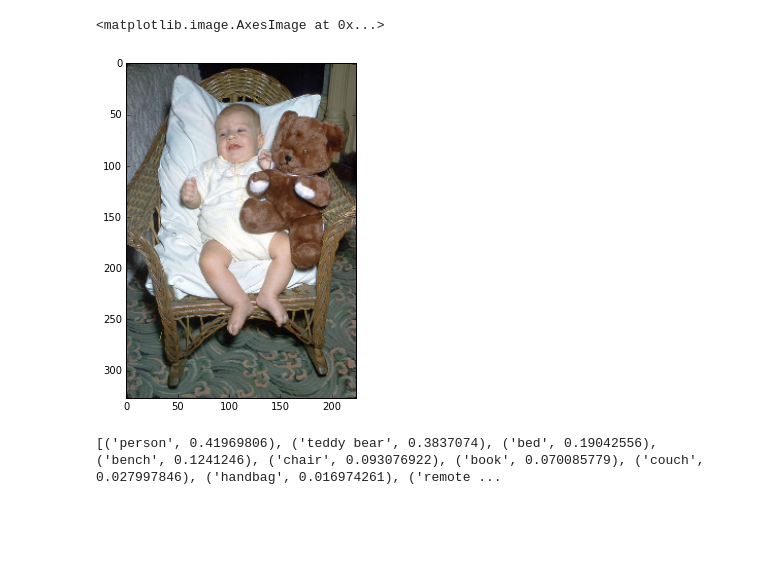
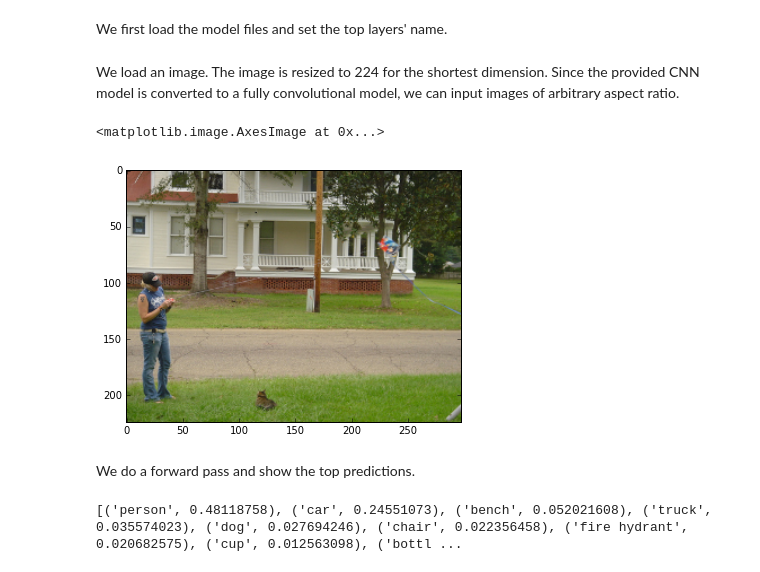
Before and after one commit to jimmie33/Caffe-ExcitationBP, a Jupyter notebook: excitationBP/Demo.ipynb, the cells around one changed output. Cells and saved outputs as stored; diff of their text form; code cells hidden in the pictures; blank space fills up the shorter version.

```diff
--- a/excitationBP/Demo.ipynb
+++ b/excitationBP/Demo.ipynb
@@ -45,3 +17,5 @@ def showAttMap(img, attMap, tagName, overlap = True, blur = False):
+# %% [markdown]
+We first load the model files and set the top layers' name.
 # %%
 caffe.set_mode_gpu()
 net = caffe.Net('../models/COCO/deploy.prototxt',
@@ -55,15 +31,20 @@ topLayerName = 'loss3/classifier'
+# %% [markdown]
+We load an image.
+The image is resized to 224 for the shortest dimension.
+Since the provided CNN model is converted to a fully convolutional model, we can input images of arbitrary aspect ratio.
 # %%
-imgScale = 224
-imgName = 'COCO_val2014_000000033066.jpg'
+imgName = 'COCO_val2014_000000139781.jpg'
 img = caffe.io.load_image(imgName)
 minDim = min(img.shape[:2])
 newSize = (int(img.shape[0]*imgScale/float(minDim)), int(img.shape[1]*imgScale/float(minDim)))
 imgS = transform.resize(img, newSize)
 pylab.rcParams['figure.figsize'] = (6.0, 6.0)
 plt.imshow(imgS)
 # %% [output]
 <matplotlib.image.AxesImage at 0x...>
-[figure, old version]
+[figure, new version]
+# %% [markdown]
+We do a forward pass and show the top predictions.
 # %%
 net.blobs['data'].reshape(1,3,newSize[0],newSize[1])
 transformer = caffe.io.Transformer({'data': net.blobs['data'].data.shape})
@@ -73,11 +54,11 @@ transformer.set_channel_swap('data', (2,1,0))
 transformer.set_raw_scale('data', 255.0)
 
 net.blobs['data'].data[...] = transformer.preprocess('data', imgS)
-out = net.forward(end = 'prob')
+out = net.forward(end = topLayerName)
 
-scores = net.blobs['prob'].data[0].reshape((len(tags),-1)).max(1).flatten()
+scores = net.blobs[topBlobName].data[0].reshape((len(tags),-1)).max(1).flatten() # pre-softmax scores
 tagScore = util.getTagScore(scores, tags, tag2ID)
 tagScore.sort(key = operator.itemgetter(1), reverse = True)
 print(tagScore[:10])
 # %% [output]
-[('person', 0.41969806), ('teddy bear', 0.3837074), ('bed', 0.19042556), ('bench', 0.1241246), ('chair', 0.093076922), ('book', 0.070085779), ('couch', 0.027997846), ('handbag', 0.016974261), ('remote ...
+[('person', 0.48118758), ('car', 0.24551073), ('bench', 0.052021608), ('truck', 0.035574023), ('dog', 0.027694246), ('chair', 0.022356458), ('fire hydrant', 0.020682575), ('cup', 0.012563098), ('bottl ...
```
Also changed, not shown: parts of 10 cells of this notebook, 14 other files.
